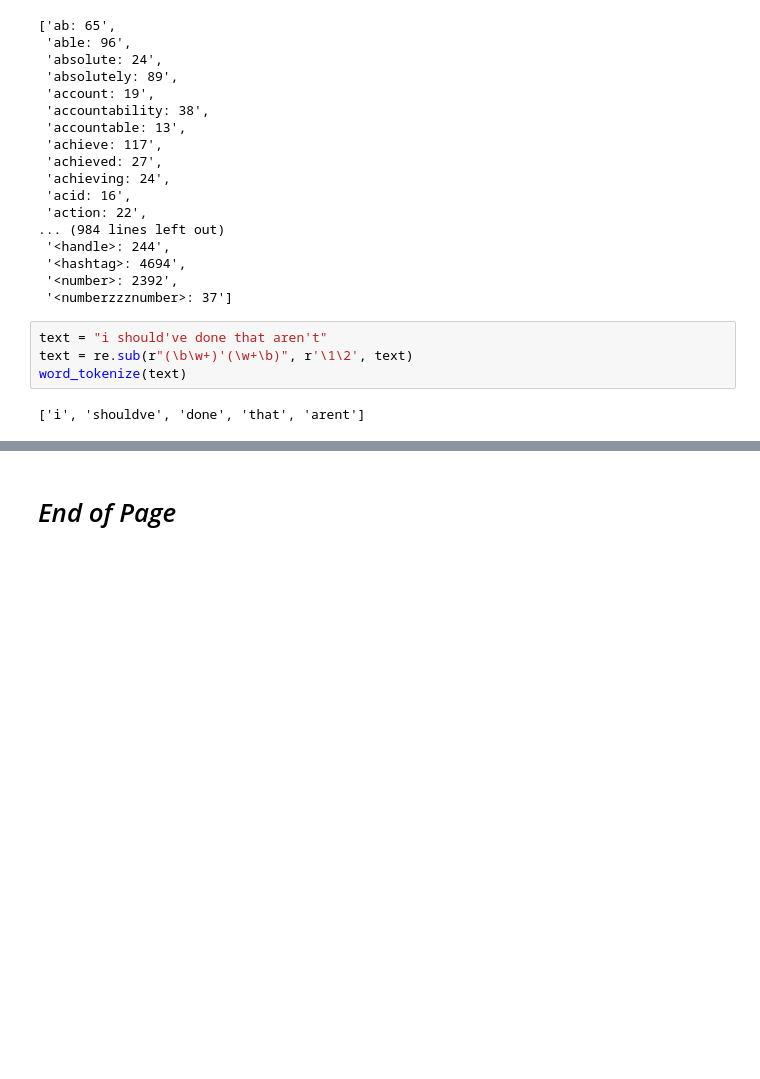
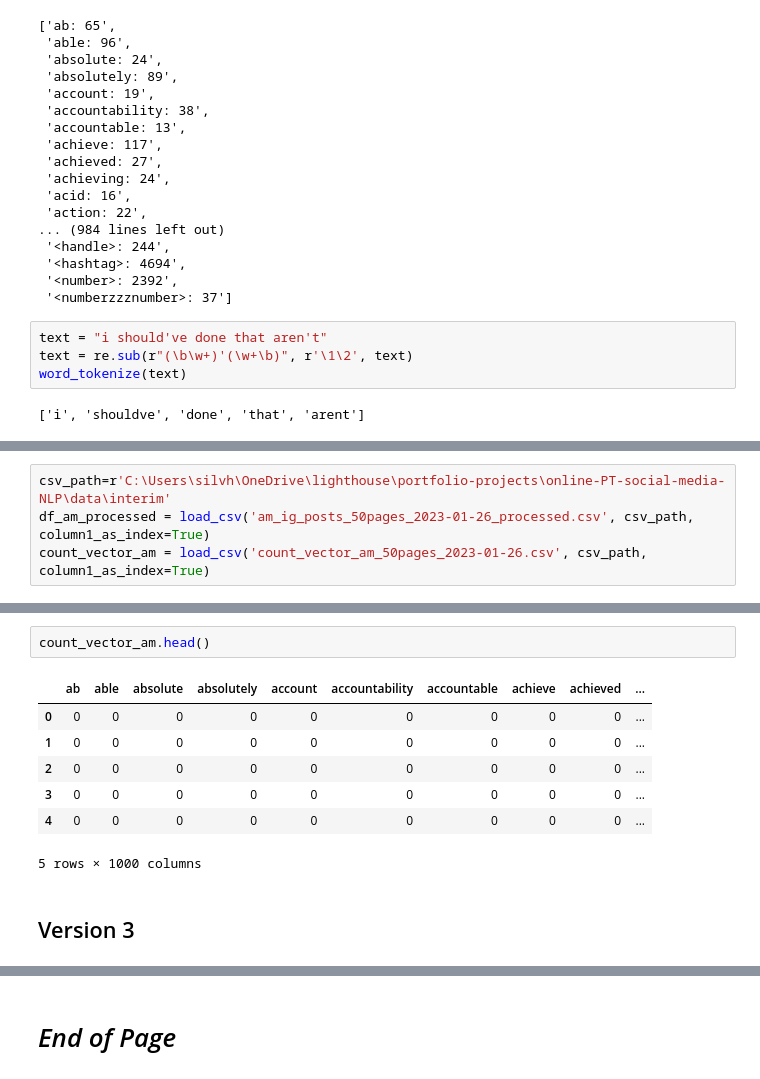
Before and after one commit to silvhua/online-PT-business-KPI, a Jupyter notebook: notebooks/2023-01-27 Instagram data analysis.ipynb, the cells around one changed output, grey strips where cells are left out. Cells and saved outputs as stored; diff of their text form; blank space fills up the shorter version.

```diff
--- a/notebooks/2023-01-27 Instagram data analysis.ipynb
+++ b/notebooks/2023-01-27 Instagram data analysis.ipynb
@@ -476,0 +492,4 @@ def BoW_eda(df, text_column='caption'):
+# %%
+csv_path=r'C:\Users\silvh\OneDrive\lighthouse\portfolio-projects\online-PT-social-media-NLP\data\interim'
+df_am_processed = load_csv('am_ig_posts_50pages_2023-01-26_processed.csv', csv_path, column1_as_index=True)
+count_vector_am = load_csv('count_vector_am_50pages_2023-01-26.csv', csv_path, column1_as_index=True)
@@ -476,0 +501,12 @@ def BoW_eda(df, text_column='caption'):
+# %%
+count_vector_am.head()
+# %% [output]
+|  | ab | able | absolute | absolutely | account | accountability | accountable | achieve | achieved | ... |
+| 0 | 0 | 0 | 0 | 0 | 0 | 0 | 0 | 0 | 0 | ... |
+| 1 | 0 | 0 | 0 | 0 | 0 | 0 | 0 | 0 | 0 | ... |
+| 2 | 0 | 0 | 0 | 0 | 0 | 0 | 0 | 0 | 0 | ... |
+| 3 | 0 | 0 | 0 | 0 | 0 | 0 | 0 | 0 | 0 | ... |
+| 4 | 0 | 0 | 0 | 0 | 0 | 0 | 0 | 0 | 0 | ... |
+5 rows × 1000 columns
+# %% [markdown]
+## Version 3
```
Also changed, not shown: parts of 29 cells of this notebook.
